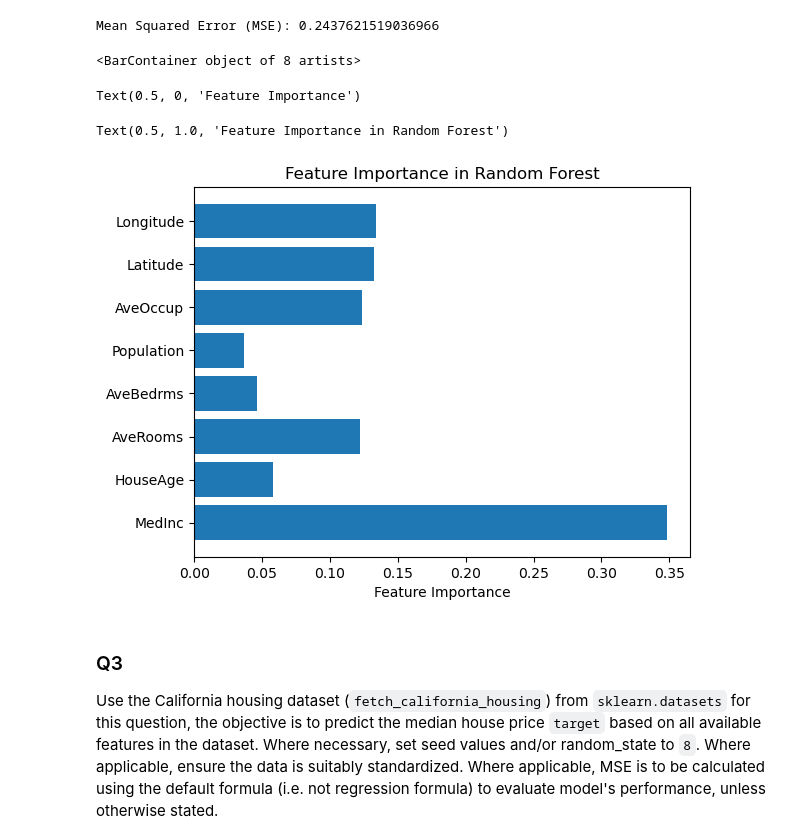
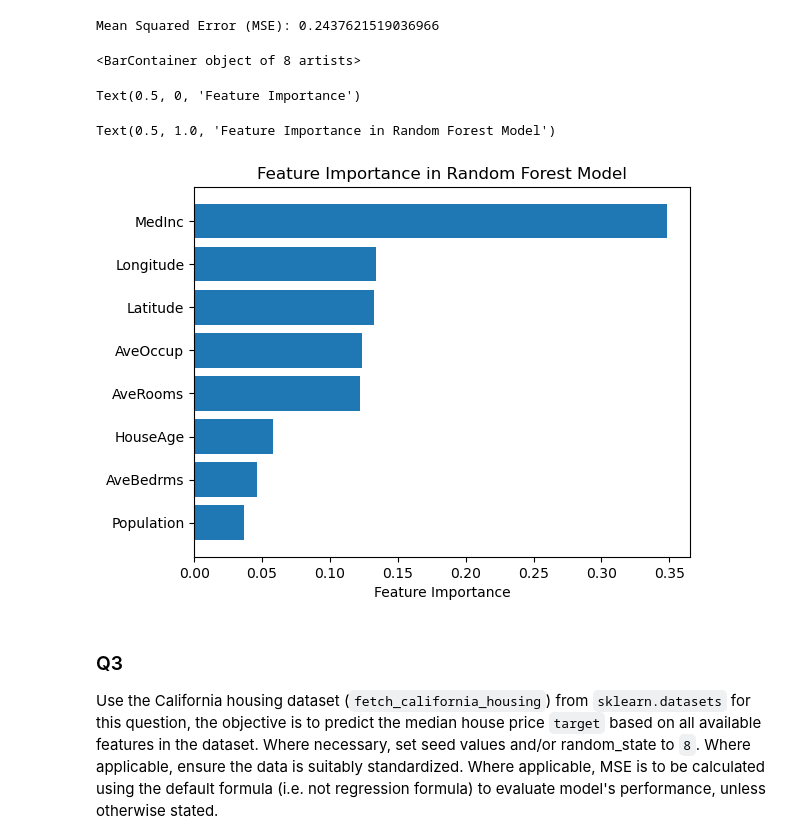
Before and after one commit to calebang/DSA312, a Jupyter notebook: Assignment 2/Jun Hao's Notebook.ipynb, the cells around one changed output. Drawn from its saved outputs; the diff is of its cells as text; code cells hidden in the pictures.

```diff
--- a/Assignment 2/Jun Hao's Notebook.ipynb
+++ b/Assignment 2/Jun Hao's Notebook.ipynb
@@ -323,22 +323,21 @@ RandomForestRegressor(max_features='sqrt', n_estimators=200, random_state=1)
 Mean Squared Error (MSE): 0.2437621519036966
 # %%
 # Q2h
-# Get feature importances and feature names
 feature_importances = random_forest_regressor.feature_importances_
 feature_names = data.feature_names
 
-# Do a simple horizontal bar plot
-plt.barh(feature_names, feature_importances)
-plt.xlabel('Feature Importance')
-plt.title('Feature Importance in Random Forest')
+indices = np.argsort(feature_importances)
+plt.barh(np.array(feature_names)[indices], feature_importances[indices])
+plt.xlabel("Feature Importance")
+plt.title("Feature Importance in Random Forest Model")
 plt.show()
 
 # Answer: Random forest is the better model as it has a lower mean square error than the baggin model. MedInc is the most important feature.
 # %% [output]
 <BarContainer object of 8 artists>
 Text(0.5, 0, 'Feature Importance')
-Text(0.5, 1.0, 'Feature Importance in Random Forest')
+Text(0.5, 1.0, 'Feature Importance in Random Forest Model')
-[figure, old version]
+[figure, new version]
 # %% [markdown]
 ### Q3
 Use the California housing dataset (`fetch_california_housing`) from `sklearn.datasets` for this question, the objective is to predict the median house price `target` based on all available features in the dataset. Where necessary, set seed values and/or random_state to `8`. Where applicable, ensure the data is suitably standardized. Where applicable, MSE is to be calculated using the default formula (i.e. not regression formula) to evaluate model's performance, unless otherwise stated.
```
Also changed, not shown: parts of 2 cells of this notebook, 1 other file.
